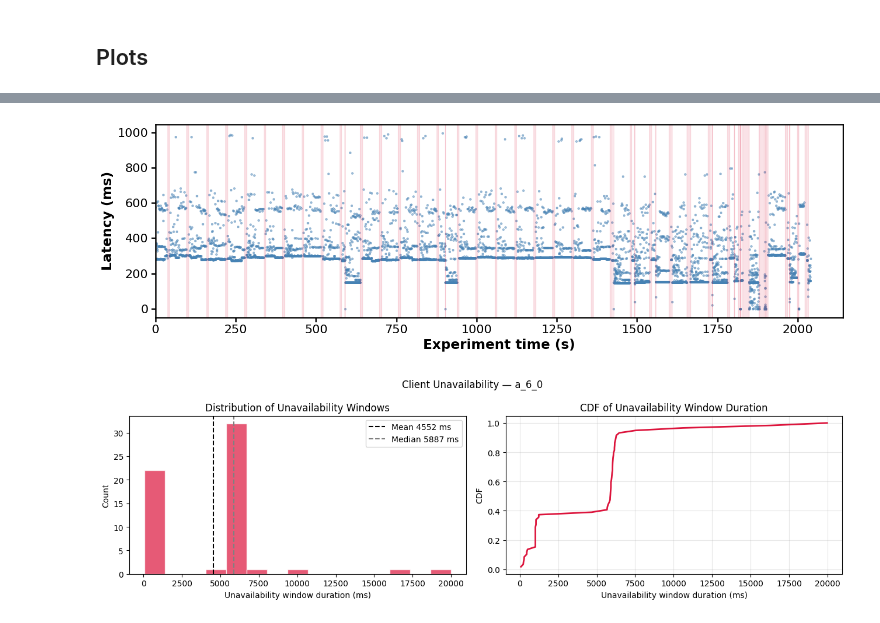
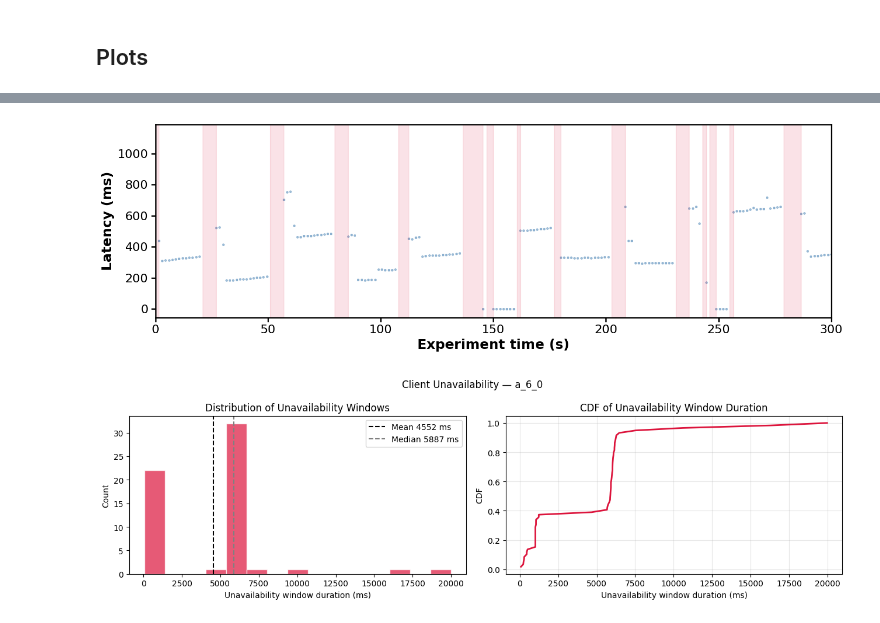
Before and after one commit to nriedman/raft-research, a Jupyter notebook: analysis/crash_detect/client-availability.ipynb, the cells around one changed output, grey strips where cells are left out. Saved outputs shown, nothing was run; the diff lists cells and outputs as text; code cells hidden in the pictures.

```diff
--- a/analysis/crash_detect/client-availability.ipynb
+++ b/analysis/crash_detect/client-availability.ipynb
@@ -219,35 +246,35 @@ ok_rows = log[log["Result"] == "OK"]
 ax.scatter(
     ok_rows["sent_sec"] - t0,
     ok_rows["Latency(ms)"],
     s=6,
     alpha=0.45,
     color="steelblue",
     label="OK request"
 )
 
 for i, (_, w) in enumerate(windows_df.iterrows()):
     x0 = w["window_start_sec"] - t0
     x1 = (w["window_end_sec"] if pd.notna(w["window_end_sec"]) else log["sent_sec"].max()) - t0
     ax.axvspan(
         x0, x1,
         color="crimson",
         alpha=0.12,
         label="Unavailable window" if i == 0 else "_nolegend_"
     )
 
-ax.set_xlim(left=0)
+ax.set_xlim(0, 300)
 ax.set_xlabel("Experiment time (s)", fontsize=18, fontweight="bold")
 ax.set_ylabel("Latency (ms)", fontsize=18, fontweight="bold")
 
 ax.tick_params(axis="both", labelsize=16, width=1.8, length=6)
 
 for spine in ax.spines.values():
     spine.set_linewidth(1.8)
 
 plt.tight_layout()
 plt.show()
 # %% [output]
-[figure, old version]
+[figure, new version]
 # %%
 # ── Unavailability window duration distribution ───────────────────────────────
 fig, axes = plt.subplots(1, 2, figsize=(13, 4))
```
Also changed, not shown: parts of 12 cells of this notebook, 33 other files.
